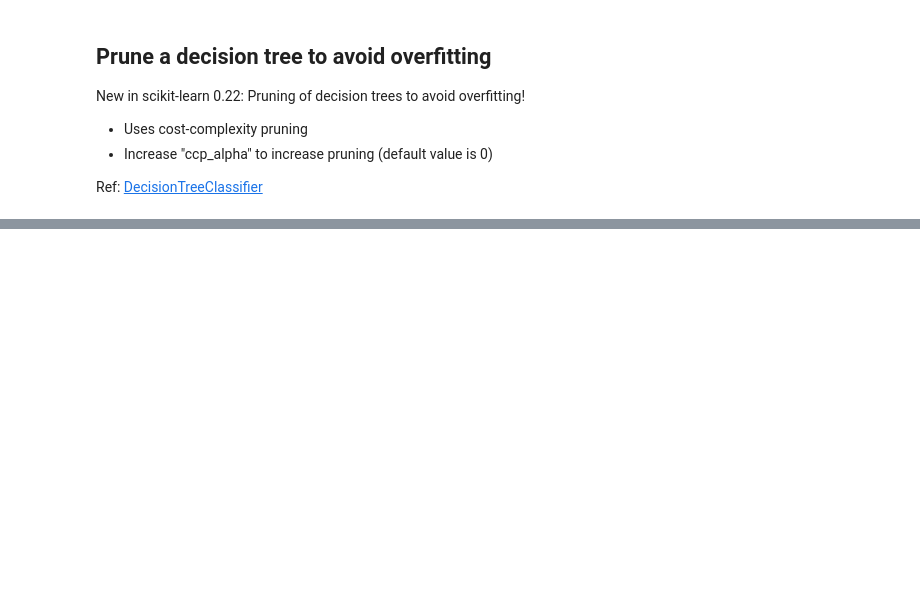
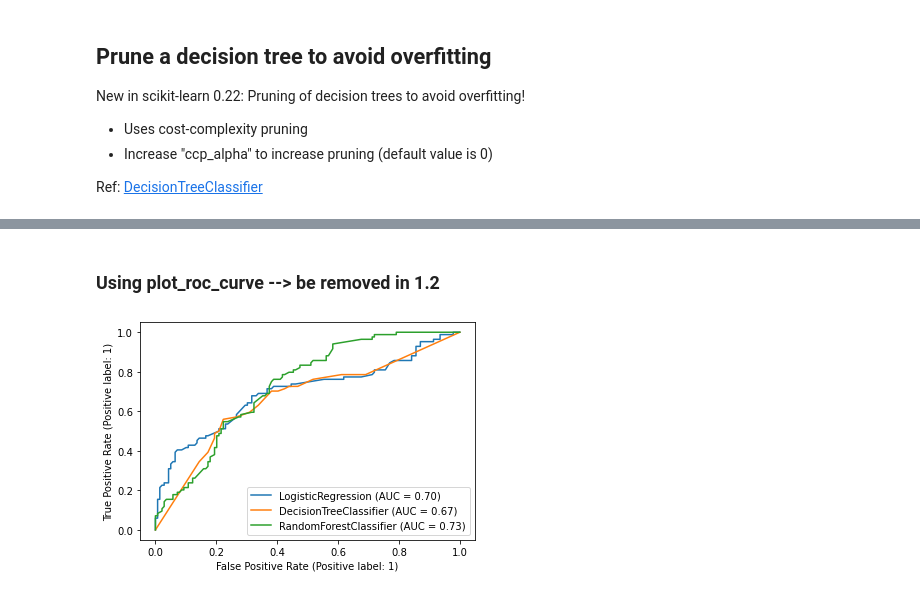
Before and after one commit to tien-le/-50-scikit-learn-tips, a Jupyter notebook: course - 50 scikit-learn tips.ipynb, the cells around one changed output, grey strips where cells are left out. Saved outputs shown, nothing was run; the diff lists cells and outputs as text; code cells hidden in the pictures; blank space fills up the shorter version.

```diff
--- a/course - 50 scikit-learn tips.ipynb
+++ b/course - 50 scikit-learn tips.ipynb
@@ -2339,0 +2467,6 @@ grid.best_params_
+# %%
+lr = LogisticRegression()
+dt = DecisionTreeClassifier()
+rf = RandomForestClassifier()
+# %%
+lr.fit(X_train, y_train)
@@ -2339,0 +2479,2 @@ grid.best_params_
+# %%
+dt.fit(X_train, y_train)
@@ -2339,0 +2487,2 @@ grid.best_params_
+# %%
+rf.fit(X_train, y_train)
@@ -2339,0 +2497,10 @@ grid.best_params_
+# %% [markdown]
+### Using plot_roc_curve --> be removed in 1.2
+# %%
+from sklearn.metrics import plot_roc_curve
+disp = plot_roc_curve(lr, X_test, y_test)
+plot_roc_curve(dt, X_test, y_test, ax=disp.ax_);
+plot_roc_curve(rf, X_test, y_test, ax=disp.ax_);
+plt.show()
+# %% [output]
+[figure, added]
```
Also changed, not shown: parts of 206 cells of this notebook.
